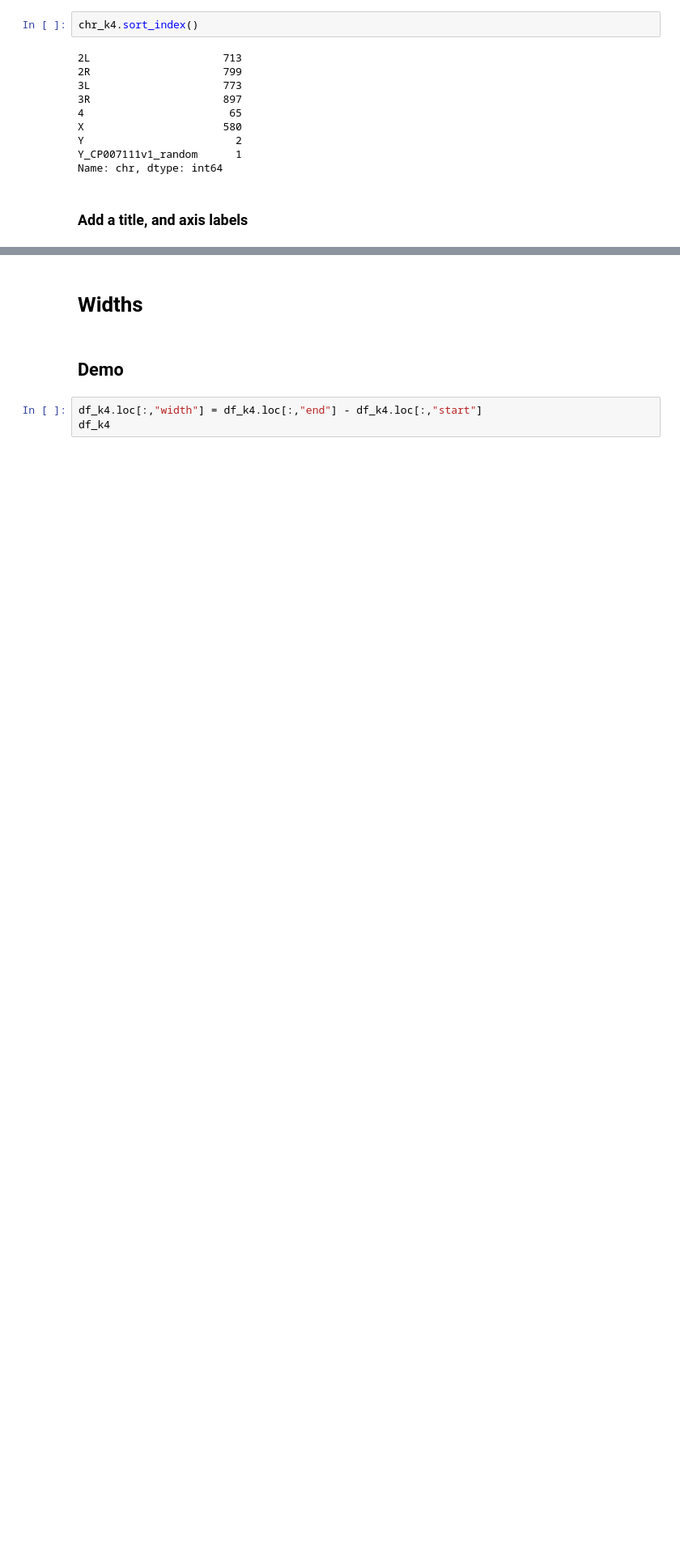
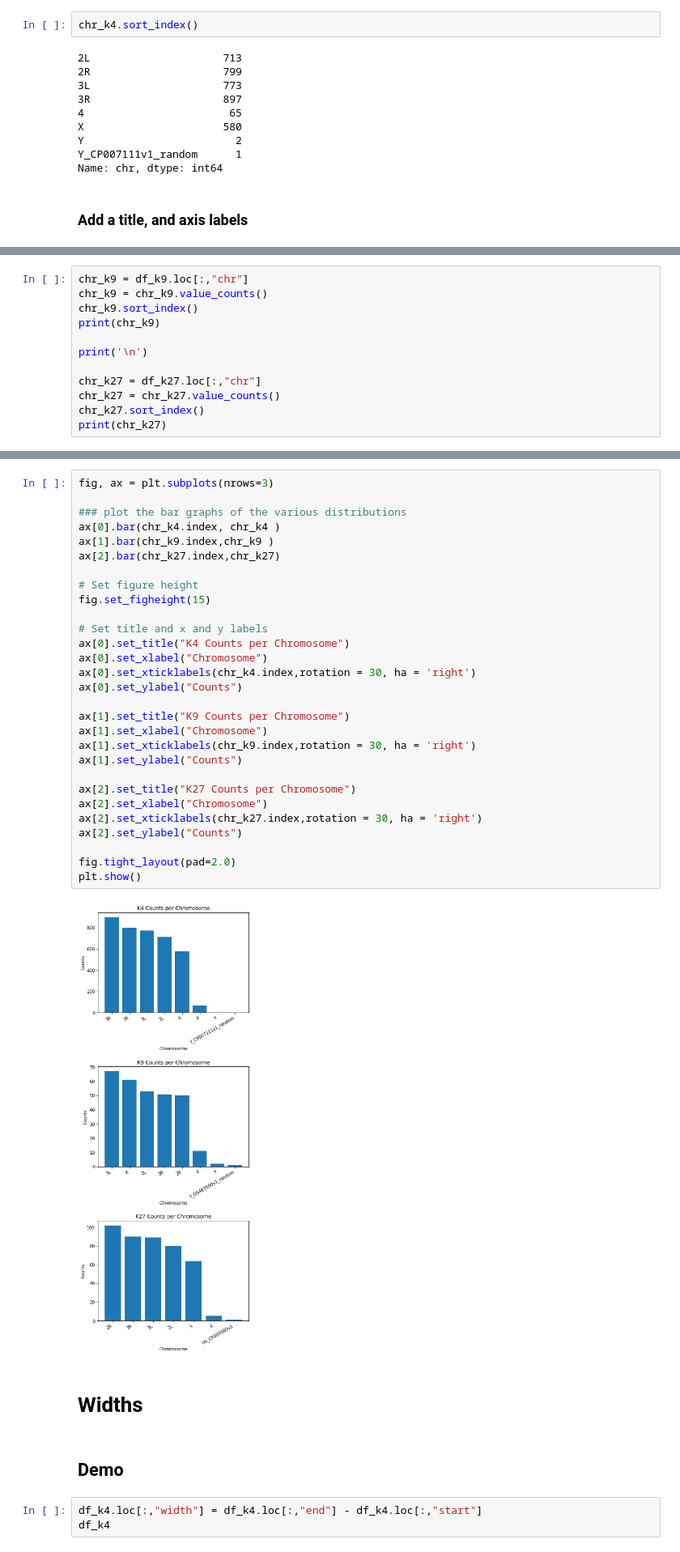
Before and after one commit to david-wang2/qbb2020-answers, a Jupyter notebook: day1-lunch/02_bed_features_dwang106.ipynb, the cells around one changed output, grey strips where cells are left out. Shown at 81% size. Drawn from its saved outputs; the diff is of its cells as text; blank space fills up the shorter version.

```diff
--- a/day1-lunch/02_bed_features_dwang106.ipynb
+++ b/day1-lunch/02_bed_features_dwang106.ipynb
@@ -165,0 +181,12 @@ plt.show()
+# %%
+chr_k9 = df_k9.loc[:,"chr"]
+chr_k9 = chr_k9.value_counts()
+chr_k9.sort_index()
+print(chr_k9)
+
+print('\n')
+
+chr_k27 = df_k27.loc[:,"chr"]
+chr_k27 = chr_k27.value_counts()
+chr_k27.sort_index()
+print(chr_k27)
@@ -166,3 +215,34 @@ plt.show()
+# %%
+fig, ax = plt.subplots(nrows=3)
+
+### plot the bar graphs of the various distributions
+ax[0].bar(chr_k4.index, chr_k4 )
+ax[1].bar(chr_k9.index,chr_k9 )
+ax[2].bar(chr_k27.index,chr_k27)
+
+# Set figure height
+fig.set_figheight(15)
+
+# Set title and x and y labels
+ax[0].set_title("K4 Counts per Chromosome")
+ax[0].set_xlabel("Chromosome")
+ax[0].set_xticklabels(chr_k4.index,rotation = 30, ha = 'right')
+ax[0].set_ylabel("Counts")
+
+ax[1].set_title("K9 Counts per Chromosome")
+ax[1].set_xlabel("Chromosome")
+ax[1].set_xticklabels(chr_k9.index,rotation = 30, ha = 'right')
+ax[1].set_ylabel("Counts")
+
+ax[2].set_title("K27 Counts per Chromosome")
+ax[2].set_xlabel("Chromosome")
+ax[2].set_xticklabels(chr_k27.index,rotation = 30, ha = 'right')
+ax[2].set_ylabel("Counts")
+
+fig.tight_layout(pad=2.0)
+plt.show()
+# %% [output]
+[figure, added]
 # %% [markdown]
 # Widths
 # %% [markdown]
```
Also changed, not shown: parts of 15 cells of this notebook.
